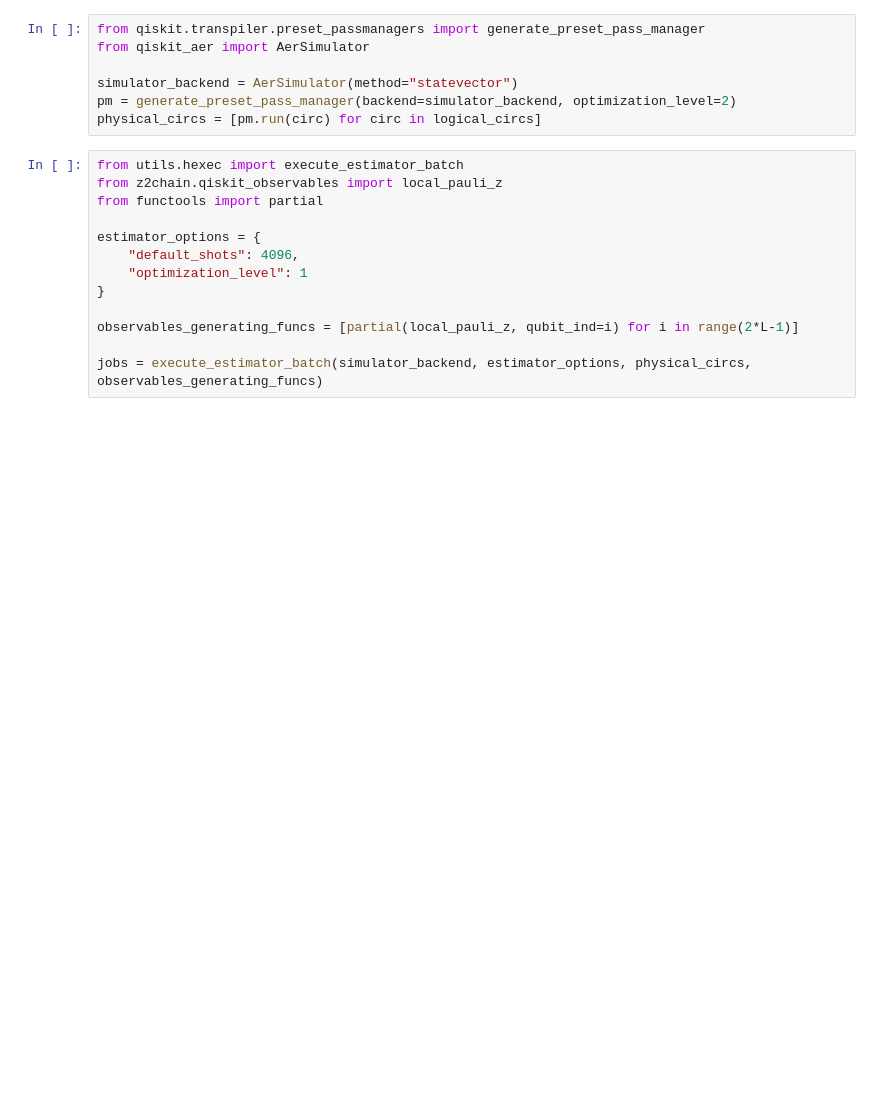
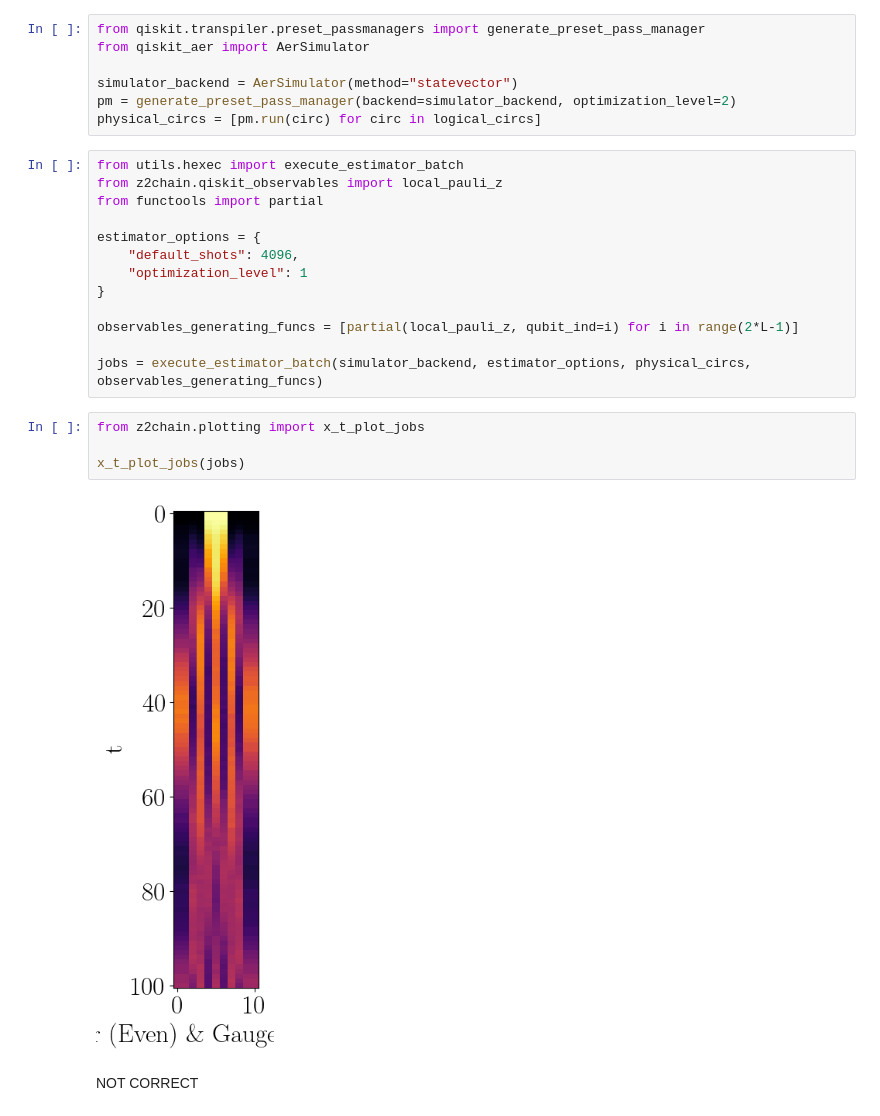
Before and after one commit to Fradm98/qs-qh, a Jupyter notebook: src/notebooks/Z2/z2chain_hardware.ipynb, the cells around one changed output. Drawn from its saved outputs; the diff is of its cells as text; blank space fills up the shorter version.

```diff
--- a/src/notebooks/Z2/z2chain_hardware.ipynb
+++ b/src/notebooks/Z2/z2chain_hardware.ipynb
@@ -38,3 +42,11 @@ estimator_options = {
 observables_generating_funcs = [partial(local_pauli_z, qubit_ind=i) for i in range(2*L-1)]
 
 jobs = execute_estimator_batch(simulator_backend, estimator_options, physical_circs, observables_generating_funcs)
+# %%
+from z2chain.plotting import x_t_plot_jobs
+
+x_t_plot_jobs(jobs)
+# %% [output]
+[figure, added]
+# %% [markdown]
+NOT CORRECT
```
Also changed, not shown: parts of 2 cells of this notebook, 5 other files.
